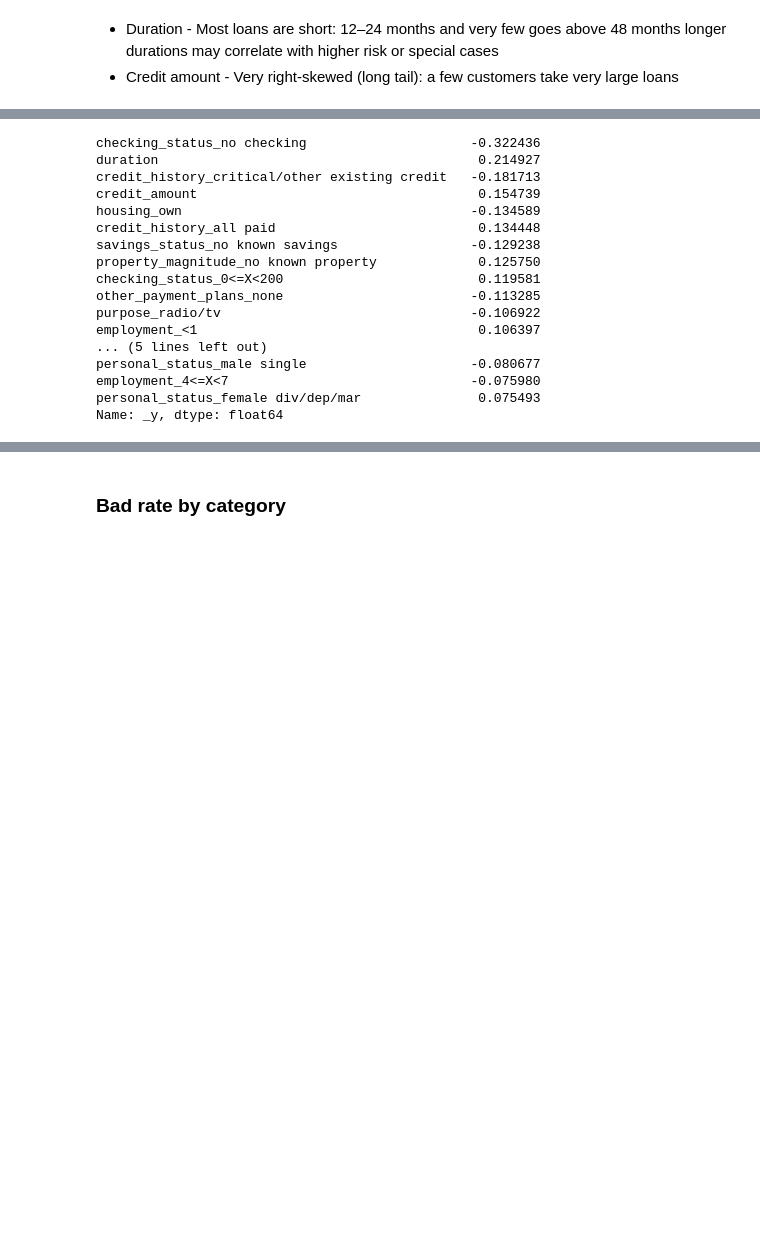
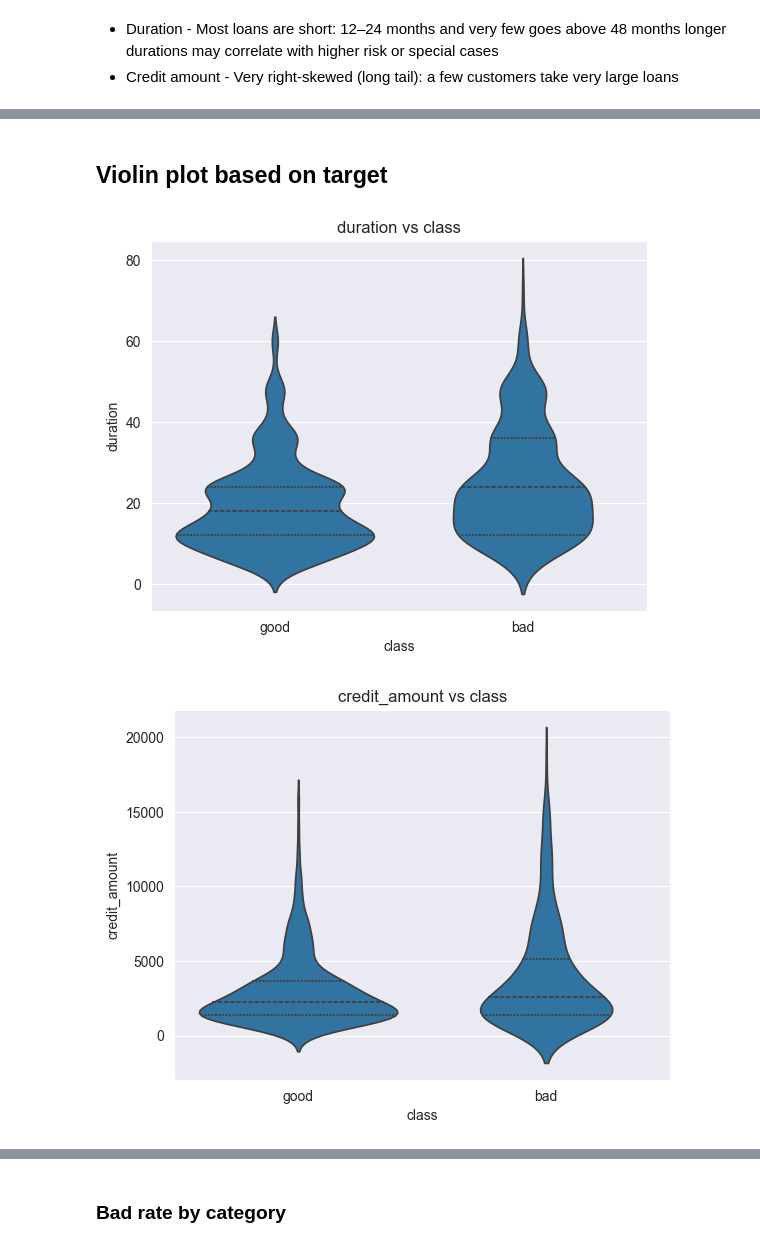
Before and after one commit to waspiix/ZNEUS_team_Stefanec-Horan, a Jupyter notebook: index.ipynb, the cells around one changed output, grey strips where cells are left out. Drawn from its saved outputs; the diff is of its cells as text; code cells hidden in the pictures; blank space fills up the shorter version.

```diff
--- a/index.ipynb
+++ b/index.ipynb
@@ -244,36 +287,11 @@ for c in category_cols:
-# %%
-# Convert the target into a binary numeric form
-# print(df[target])
-y_bin = (df[target].astype(str).str.lower() == "bad").astype(int)
-# print(y_bin)
-
-# One-hot encode categorical features - drop_first=True prevents perfect multicollinearity (dummy trap)
-df_enc = pd.get_dummies(df.drop(columns=[target]), drop_first=True)
-
-# correlation matrix
-corr = df_enc.corr(numeric_only=True)
-
-# correlation with target
-corr_target = df_enc.assign(_y=y_bin) \
-                    .corr(numeric_only=True)['_y'] \
-                    .drop('_y') \
-                    .sort_values(key=np.abs, ascending=False)
-corr_target.head(20)
-# %% [output]
-checking_status_no checking                     -0.322436
-duration                                         0.214927
-credit_history_critical/other existing credit   -0.181713
-credit_amount                                    0.154739
-housing_own                                     -0.134589
-credit_history_all paid                          0.134448
-savings_status_no known savings                 -0.129238
-property_magnitude_no known property             0.125750
-checking_status_0<=X<200                         0.119581
-other_payment_plans_none                        -0.113285
-purpose_radio/tv                                -0.106922
-employment_<1                                    0.106397
-... (5 lines left out)
-personal_status_male single                     -0.080677
-employment_4<=X<7                               -0.075980
-personal_status_female div/dep/mar               0.075493
-Name: _y, dtype: float64
+# %% [markdown]
+## Violin plot based on target
+# %%
+for c in num_cols:
+    fig, ax = plt.subplots()
+    sns.violinplot(data=df, x=target, y=c, inner="quartile")
+    ax.set_title(f"{c} vs {target}")
+    plt.show()
+# %% [output]
+[figure, added]
+[figure, added]
```
Also changed, not shown: parts of 26 cells of this notebook.
